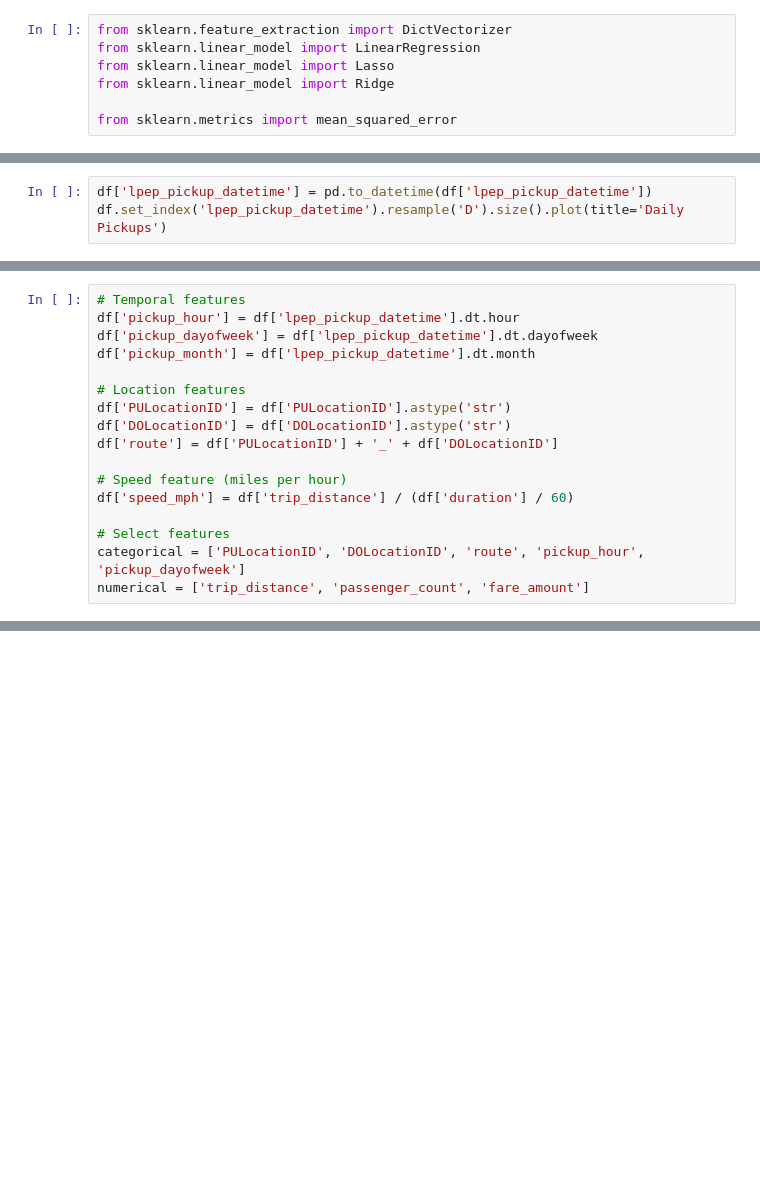
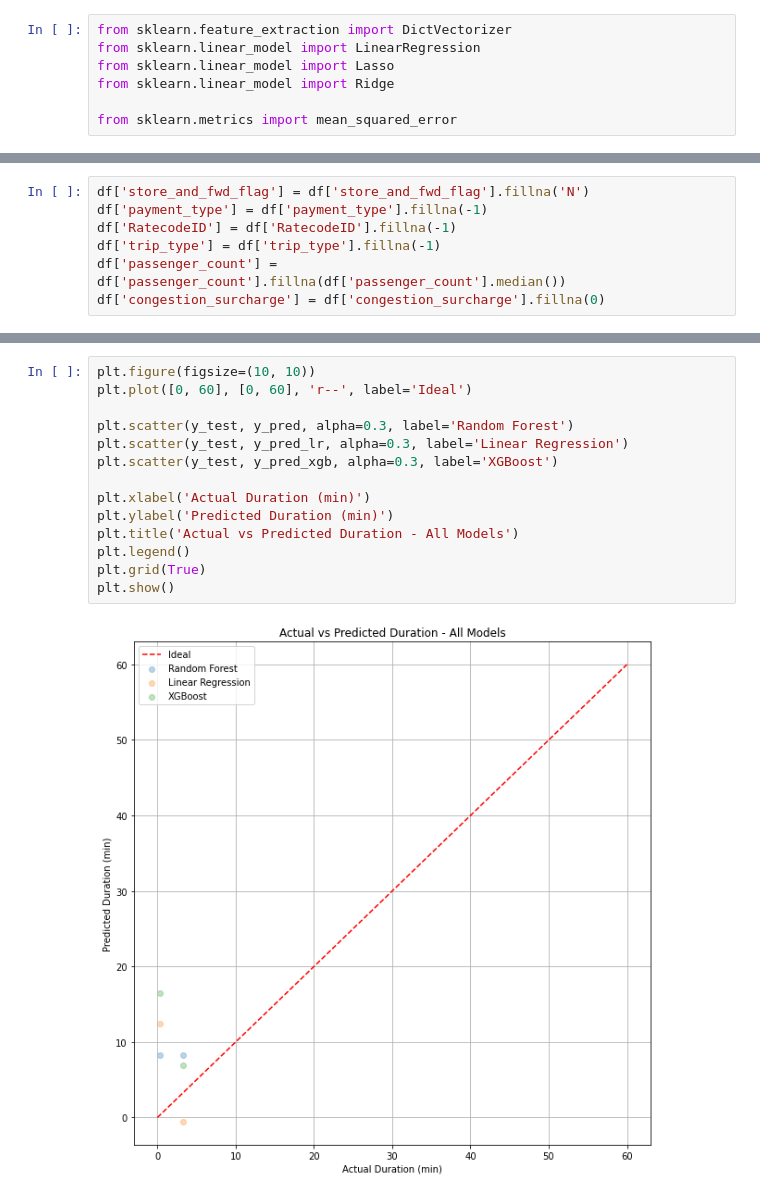
Before and after one commit to aliduabubakari/mlops-zoomcamp-2024, a Jupyter notebook: 01-intro/duration-prediction.ipynb, the cells around one changed output, grey strips where cells are left out. Saved outputs shown, nothing was run; the diff lists cells and outputs as text; blank space fills up the shorter version.

```diff
--- a/01-intro/duration-prediction.ipynb
+++ b/01-intro/duration-prediction.ipynb
@@ -159,0 +255,7 @@ df.drop(columns=['ehail_fee'], inplace=True)
+# %%
+df['store_and_fwd_flag'] = df['store_and_fwd_flag'].fillna('N')
+df['payment_type'] = df['payment_type'].fillna(-1)
+df['RatecodeID'] = df['RatecodeID'].fillna(-1)
+df['trip_type'] = df['trip_type'].fillna(-1)
+df['passenger_count'] = df['passenger_count'].fillna(df['passenger_count'].median())
+df['congestion_surcharge'] = df['congestion_surcharge'].fillna(0)
@@ -381,3 +625,0 @@ df['lpep_pickup_datetime'].min(), df['lpep_pickup_datetime'].max()
-# %%
-df['lpep_pickup_datetime'] = pd.to_datetime(df['lpep_pickup_datetime'])
-df.set_index('lpep_pickup_datetime').resample('D').size().plot(title='Daily Pickups')
@@ -408,17 +625,0 @@ df['fare_amount'] = df['fare_amount'].abs()
-# %%
-# Temporal features
-df['pickup_hour'] = df['lpep_pickup_datetime'].dt.hour
-df['pickup_dayofweek'] = df['lpep_pickup_datetime'].dt.dayofweek
-df['pickup_month'] = df['lpep_pickup_datetime'].dt.month
-
-# Location features
-df['PULocationID'] = df['PULocationID'].astype('str')
-df['DOLocationID'] = df['DOLocationID'].astype('str')
-df['route'] = df['PULocationID'] + '_' + df['DOLocationID']
-
-# Speed feature (miles per hour)
-df['speed_mph'] = df['trip_distance'] / (df['duration'] / 60)
-
-# Select features
-categorical = ['PULocationID', 'DOLocationID', 'route', 'pickup_hour', 'pickup_dayofweek']
-numerical = ['trip_distance', 'passenger_count', 'fare_amount']
@@ -613,0 +780,16 @@ root_mean_squared_error(y_val, y_pred)
+# %%
+plt.figure(figsize=(10, 10))
+plt.plot([0, 60], [0, 60], 'r--', label='Ideal')
+
+plt.scatter(y_test, y_pred, alpha=0.3, label='Random Forest')
+plt.scatter(y_test, y_pred_lr, alpha=0.3, label='Linear Regression')
+plt.scatter(y_test, y_pred_xgb, alpha=0.3, label='XGBoost')
+
+plt.xlabel('Actual Duration (min)')
+plt.ylabel('Predicted Duration (min)')
+plt.title('Actual vs Predicted Duration - All Models')
+plt.legend()
+plt.grid(True)
+plt.show()
+# %% [output]
+[figure, added]
```
Also changed, not shown: parts of 49 cells of this notebook, 1 other file.
